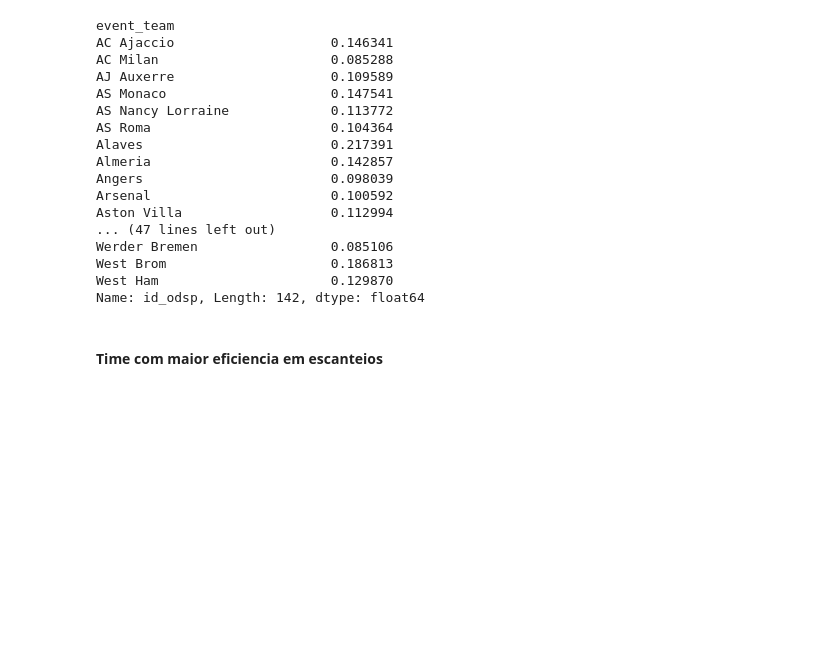
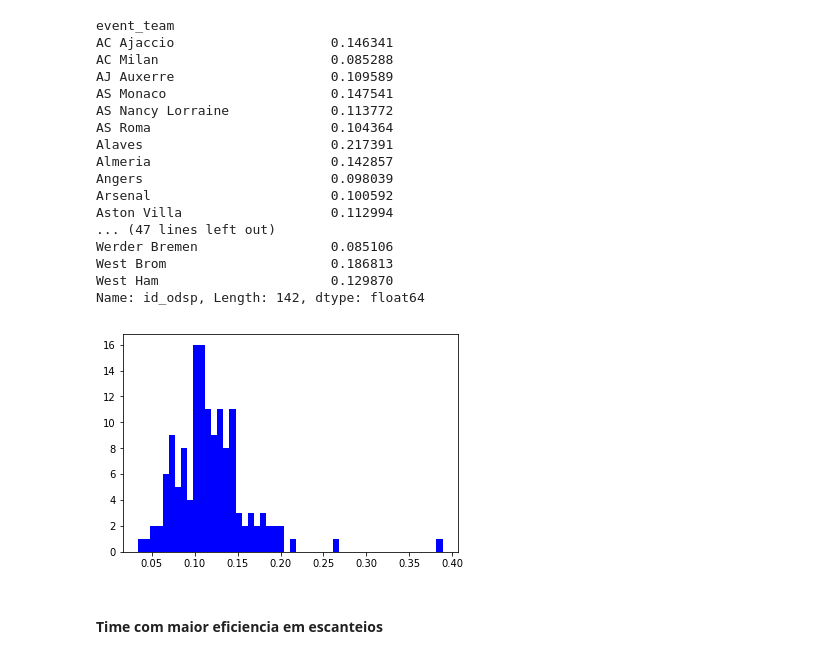
Before and after one commit to zegildo/DataMining, a Jupyter notebook: 2017.2/Elizeu/Questões.ipynb, the cells around one changed output. Drawn from its saved outputs; the diff is of its cells as text; code cells hidden in the pictures; blank space fills up the shorter version.

```diff
--- a/2017.2/Elizeu/Questões.ipynb
+++ b/2017.2/Elizeu/Questões.ipynb
@@ -580,6 +657,10 @@ Werder Bremen                 0.085106
 West Brom                     0.186813
 West Ham                      0.129870
 Name: id_odsp, Length: 142, dtype: float64
+# %%
+ hist_escanteios = plt.hist(eficiencia_escanteios['id_odsp'], facecolor="blue", bins = 50)
+# %% [output]
+[figure, added]
 # %% [markdown]
 #### Time com maior eficiencia em escanteios
 # %%
```
Also changed, not shown: parts of 25 cells of this notebook.
